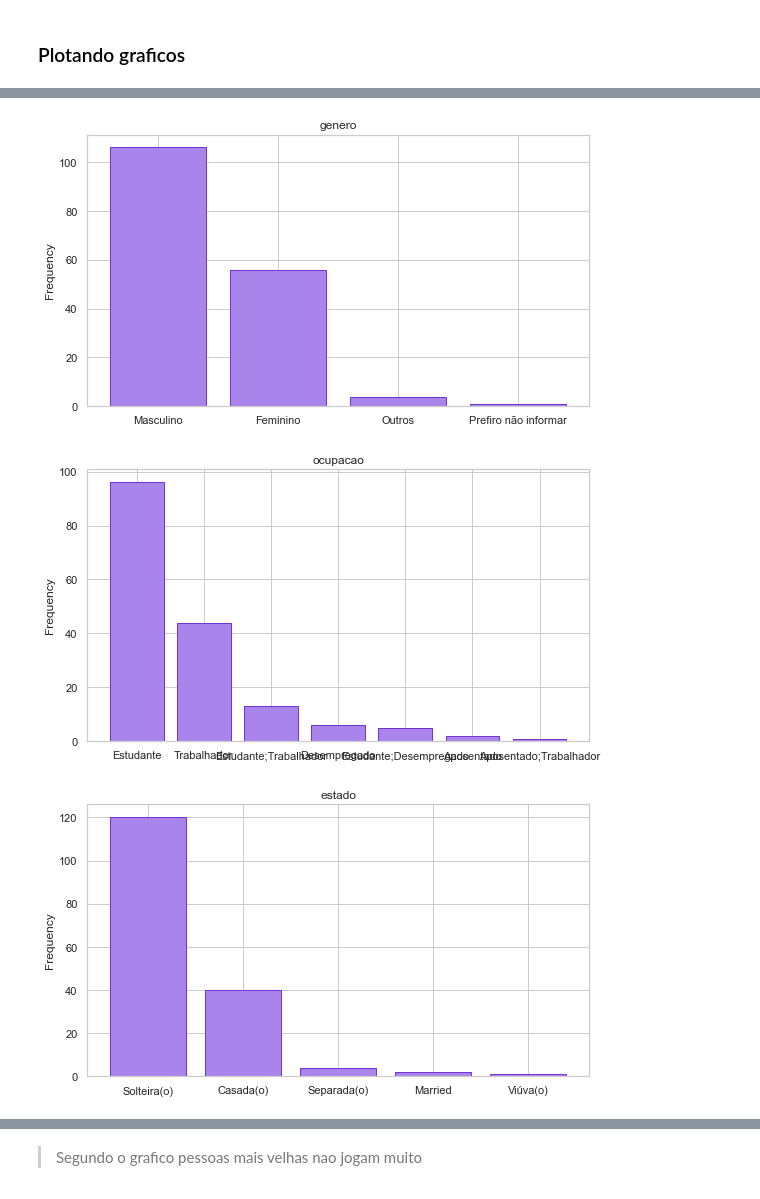
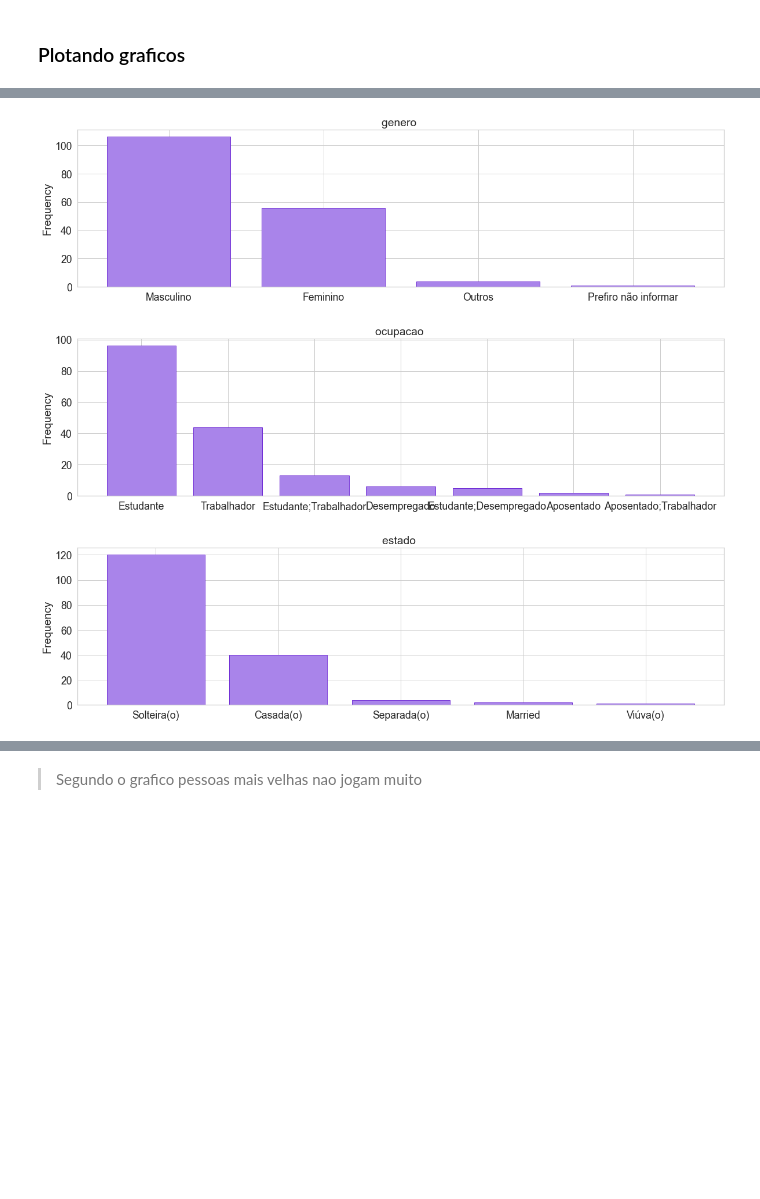
Before and after one commit to EnricoGia/ProjetosEmGrupo, a Jupyter notebook: Estatistica/ProjSemestral/ESTATISTICA_PESQUISA/Estatistica.ipynb, the cells around one changed output, grey strips where cells are left out. Saved outputs shown, nothing was run; the diff lists cells and outputs as text; code cells hidden in the pictures; blank space fills up the shorter version.

```diff
--- a/Estatistica/ProjSemestral/ESTATISTICA_PESQUISA/Estatistica.ipynb
+++ b/Estatistica/ProjSemestral/ESTATISTICA_PESQUISA/Estatistica.ipynb
@@ -313,24 +313,25 @@ data.tail(3)
 # %% [markdown]
 ## Funções de graficos
 # %%
-def plot_bar(data,variable):
+def plot_bar(data,variable,txt):
     varValue=data[variable].value_counts()
 
-    plt.figure(figsize = (9,5))
+    plt.figure(figsize = (20,5))
     plt.bar(varValue.index, varValue,color="#A984EA",ec="#7332D6")
     plt.xticks(varValue.index, varValue.index.values)#o que isso siguinifica?? socorro
     plt.ylabel("Frequency")
-    plt.title(variable)
+
+    plt.title(variable+" "+txt)
     plt.show()
 # %%
-def plot_hist(data,variable):
+def plot_hist(data,variable,txt):
     varValue=data[variable].value_counts()
 
     plt.figure(figsize = (9,5))
     plt.hist(data[variable],color="#0ABAB5",bins=20)
     plt.ylabel("Frequency")
     plt.xlabel(variable)
-    plt.title(variable+' distribution')
+    plt.title(variable+' distribution'+" "+txt)
     plt.show()
 # %% [markdown]
 ## Categorias gerais
@@ -359,5 +361,5 @@ data=data.replace(profInvalida)
 ### Plotando graficos
 # %%
 for c in categorias0:
-    plot_hist(data,c)
+    plot_hist(data,c,"")
 # %% [output]
@@ -365,7 +367,7 @@ for c in categorias0:
 # %%
 for c in categorias1:
-    plot_bar(data,c)
+    plot_bar(data,c,"")
 # %% [output]
-[figure, old version]
+[figure, new version]
-[figure, old version]
+[figure, new version]
-[figure, old version]
+[figure, new version]
```
Also changed, not shown: parts of 41 cells of this notebook.
